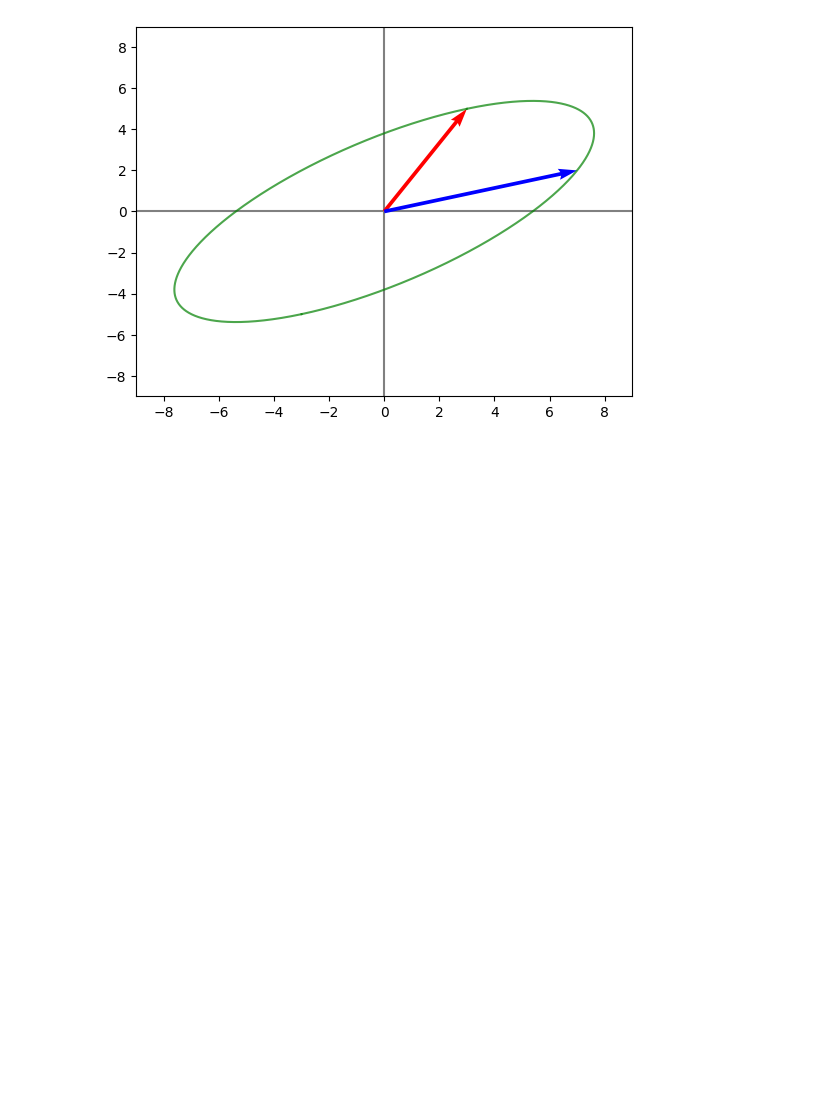
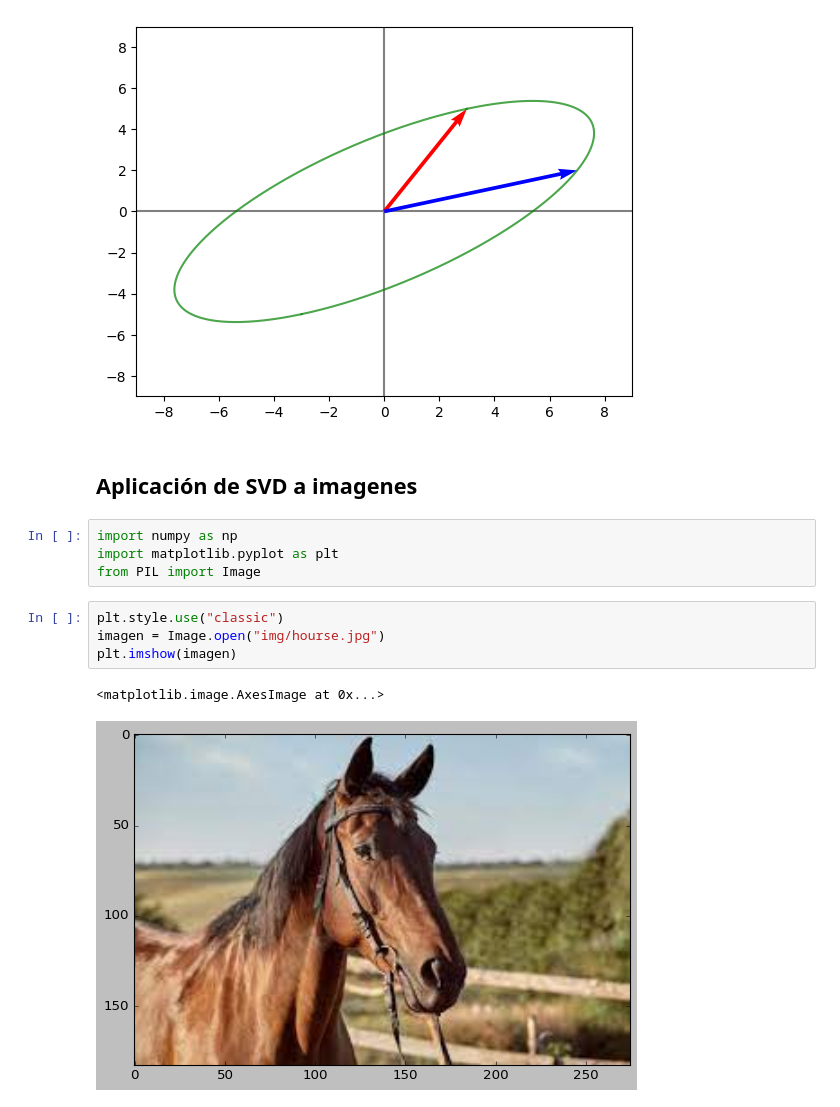
Before and after one commit to rodrigo2000m/apuntes_ML_python, a Jupyter notebook: algebra_lineal_en_ML.ipynb, the cells around one changed output. Cells and saved outputs as stored; diff of their text form; blank space fills up the shorter version.

```diff
--- a/algebra_lineal_en_ML.ipynb
+++ b/algebra_lineal_en_ML.ipynb
@@ -247,3 +247,16 @@ plt.show()
 [figure]
 [figure]
 [figure]
+# %% [markdown]
+## Aplicación de SVD a imagenes
+# %%
+import numpy as np
+import matplotlib.pyplot as plt
+from PIL import Image
+# %%
+plt.style.use("classic")
+imagen = Image.open("img/hourse.jpg")
+plt.imshow(imagen)
+# %% [output]
+<matplotlib.image.AxesImage at 0x...>
+[figure, added]
```
Also changed, not shown: parts of 28 cells of this notebook, 1 other file.
